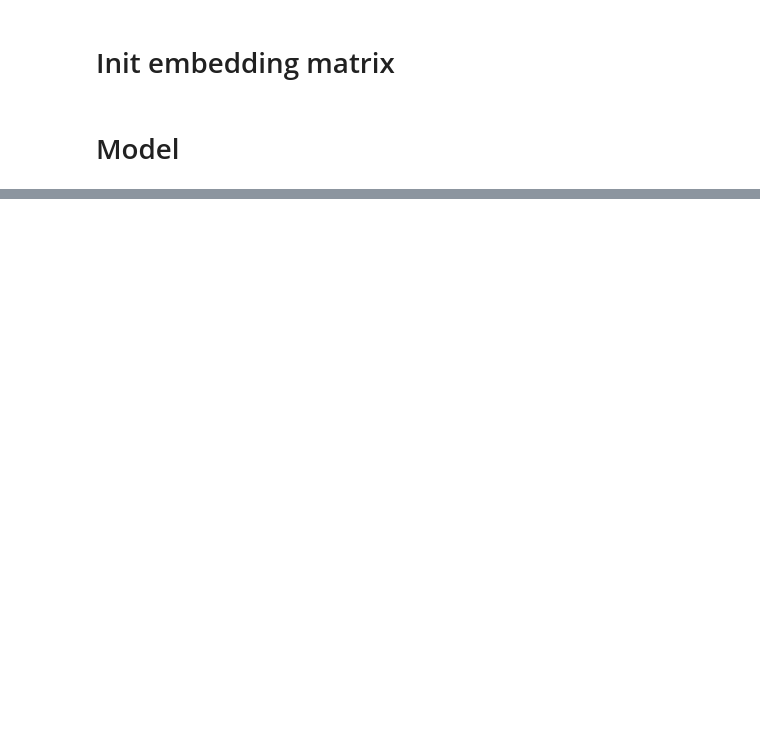
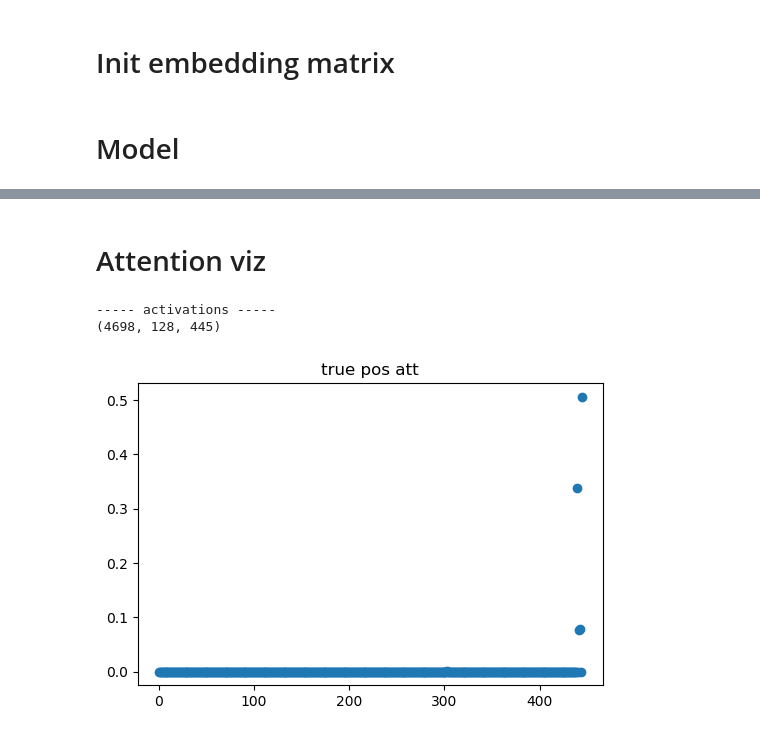
Before and after one commit to samuelefiorini/tangle, a Jupyter notebook: notebooks/embeddings/model.ipynb, the cells around one changed output, grey strips where cells are left out. Cells and saved outputs as stored; diff of their text form; code cells hidden in the pictures; blank space fills up the shorter version.

Commit message:
model notebook dev

```diff
--- a/notebooks/embeddings/model.ipynb
+++ b/notebooks/embeddings/model.ipynb
@@ -289,0 +329,32 @@ plot_confusion_matrix(cnf_matrix, classes=['METONLY', 'METX'],
+# %%
+model.load_weights('model.h5')
+# %% [markdown]
+# Attention viz
+# %%
+from mbspbs10pc import read_activations
+reload(read_activations);
+
+_x_test = [X_test, X_test_t.reshape(len(y_test), maxlen, 1)]
+a = read_activations.get_activations(model, _x_test, print_shape_only=True, layer_name='attention_matrix')
+# %% [output]
+----- activations -----
+(4698, 128, 445)
+# %%
+true_pos_idx = np.where(np.logical_and(y_test == 1, y_pred >= 0.5))[0]
+true_neg_idx = np.where(np.logical_and(y_test == 0, y_pred < 0.5))[0]
+false_pos_idx = np.where(np.logical_and(y_test == 1, y_pred < 0.5))[0]
+false_neg_idx = np.where(np.logical_and(y_test == 0, y_pred >= 0.5))[0]
+# %%
+def get_att(att, idx):
+    return np.mean(np.mean(att[0][idx, :, :], axis=0), axis=0)
+
+true_pos_att = get_att(a, true_pos_idx)
+true_neg_att = get_att(a, true_neg_idx)
+false_pos_att = get_att(a, false_pos_idx)
+false_neg_att = get_att(a, false_neg_idx)
+# %%
+plt.figure(dpi=100)
+plt.title('true pos att')
+plt.plot(np.arange(445), true_pos_att, 'o');
+# %% [output]
+[figure, added]
```
Also changed, not shown: parts of 16 cells of this notebook.
